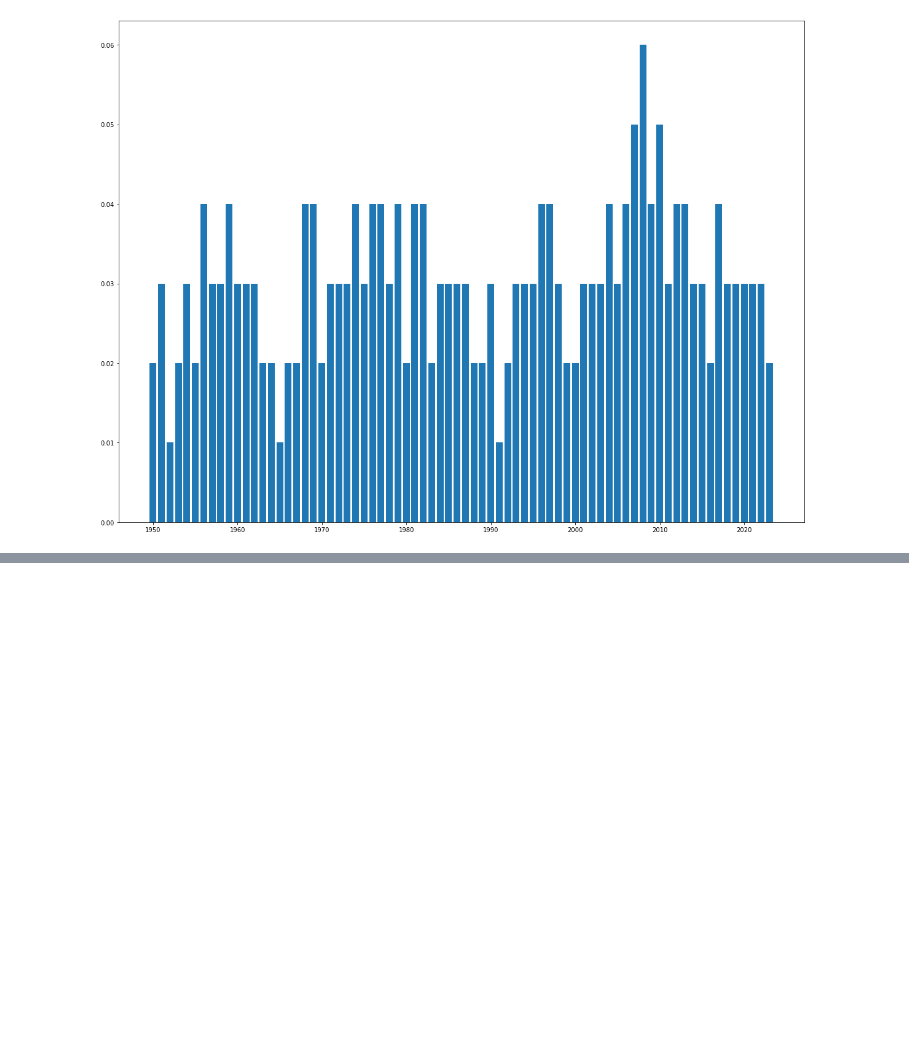
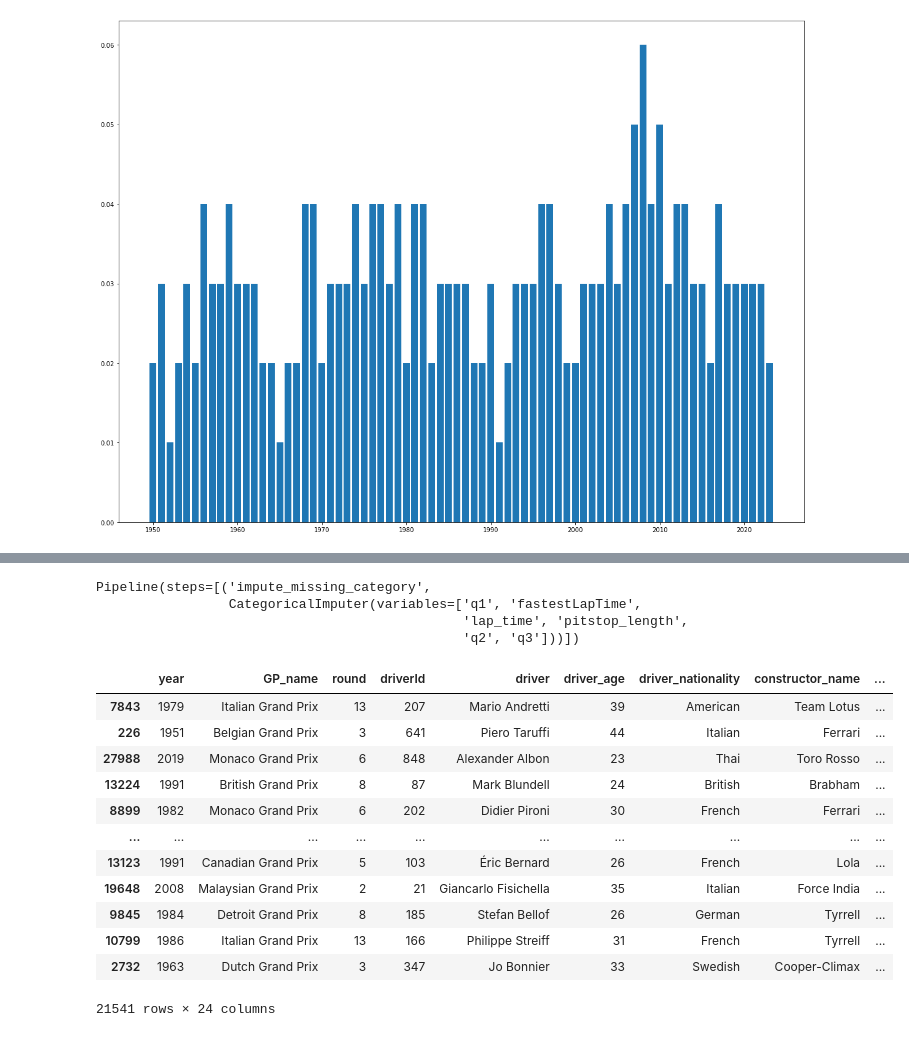
Before and after one commit to PaulOM203/MSC_Thesis_F1, a Jupyter notebook: Notebook.ipynb, the cells around one changed output, grey strips where cells are left out. Drawn from its saved outputs; the diff is of its cells as text; code cells hidden in the pictures; blank space fills up the shorter version.

```diff
--- a/Notebook.ipynb
+++ b/Notebook.ipynb
@@ -891,0 +1098,32 @@ ML_data.drop(['dob', 'date', 'forename', 'surname'], axis=1, inplace=True)
+# %%
+category_variables = ['q1', 'fastestLapTime', 'lap_time', 'pitstop_length', 'q2', 'q3']
+# %%
+## The Scikit-learn pipeline is a tool that links all steps of data manipulation together to create a pipeline
+
+pipe = Pipeline(steps=[
+    ('impute_missing_category', mdi.CategoricalImputer(variables = category_variables, imputation_method='missing'))])
+pipe.fit(X_train_num)
+# %% [output]
+Pipeline(steps=[('impute_missing_category',
+                 CategoricalImputer(variables=['q1', 'fastestLapTime',
+                                               'lap_time', 'pitstop_length',
+                                               'q2', 'q3']))])
+# %%
+X_train_category = pipe.transform(X_train_number)
+X_test_category = pipe.transform(X_test_number)
+# %%
+X_train_category
+# %% [output]
+|  | year | GP_name | round | driverId | driver | driver_age | driver_nationality | constructor_name | ... |
+| 7843 | 1979 | Italian Grand Prix | 13 | 207 | Mario Andretti | 39 | American | Team Lotus | ... |
+| 226 | 1951 | Belgian Grand Prix | 3 | 641 | Piero Taruffi | 44 | Italian | Ferrari | ... |
+| 27988 | 2019 | Monaco Grand Prix | 6 | 848 | Alexander Albon | 23 | Thai | Toro Rosso | ... |
+| 13224 | 1991 | British Grand Prix | 8 | 87 | Mark Blundell | 24 | British | Brabham | ... |
+| 8899 | 1982 | Monaco Grand Prix | 6 | 202 | Didier Pironi | 30 | French | Ferrari | ... |
+| ... | ... | ... | ... | ... | ... | ... | ... | ... | ... |
+| 13123 | 1991 | Canadian Grand Prix | 5 | 103 | Éric Bernard | 26 | French | Lola | ... |
+| 19648 | 2008 | Malaysian Grand Prix | 2 | 21 | Giancarlo Fisichella | 35 | Italian | Force India | ... |
+| 9845 | 1984 | Detroit Grand Prix | 8 | 185 | Stefan Bellof | 26 | German | Tyrrell | ... |
+| 10799 | 1986 | Italian Grand Prix | 13 | 166 | Philippe Streiff | 31 | French | Tyrrell | ... |
+| 2732 | 1963 | Dutch Grand Prix | 3 | 347 | Jo Bonnier | 33 | Swedish | Cooper-Climax | ... |
+21541 rows × 24 columns
```
Also changed, not shown: parts of 37 cells of this notebook.
